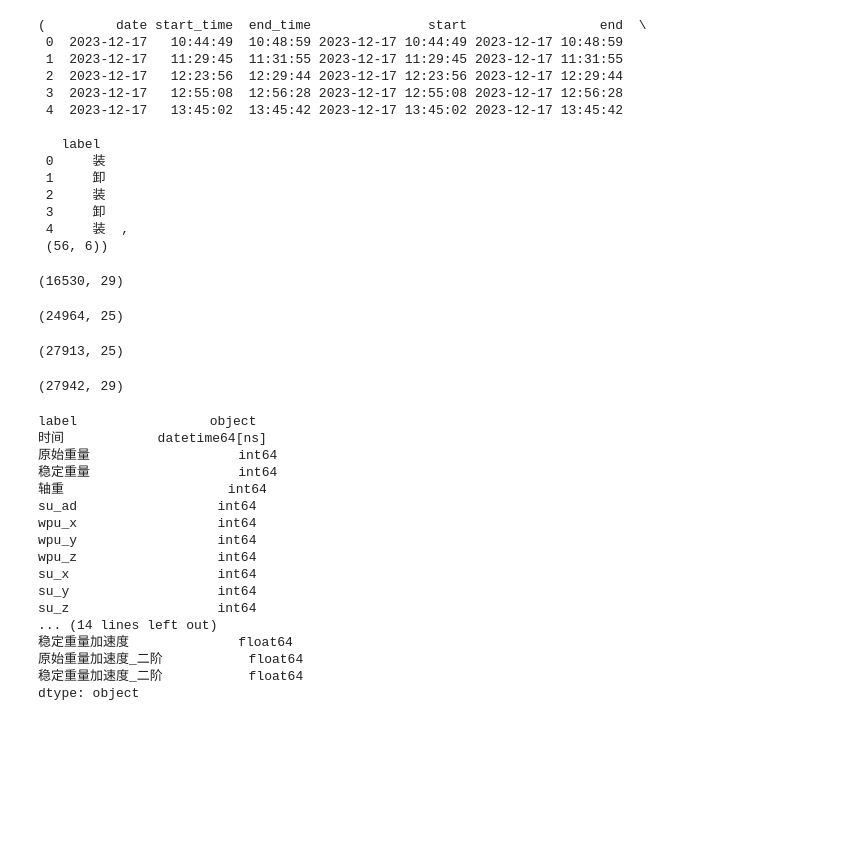
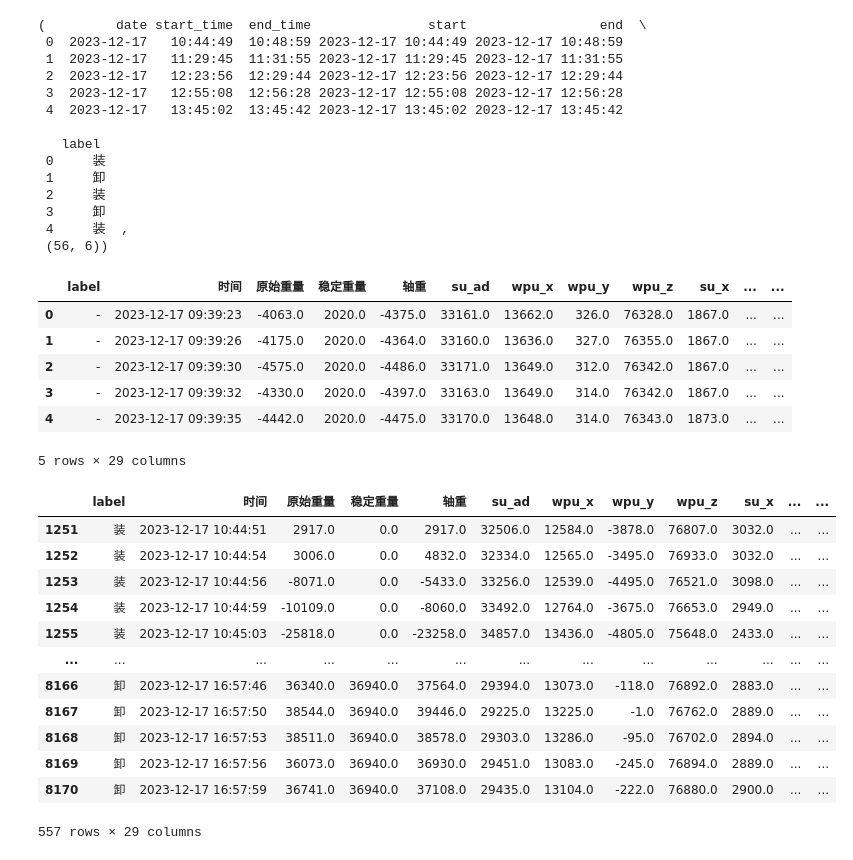
Before and after one commit to ainiubility/CNN-LSTM-Attention, a Jupyter notebook: CNN-LSTM-Attention.ipynb, the cells around one changed output. Cells and saved outputs as stored; diff of their text form; code cells hidden in the pictures; blank space fills up the shorter version.

```diff
--- a/CNN-LSTM-Attention.ipynb
+++ b/CNN-LSTM-Attention.ipynb
@@ -107,30 +109,30 @@ df23 = read_data("./data/data_23.xlsx")
 # df1.tail(),'rows',len(df1)
 # %%
 # df1.info()
-display(df1.shape,df21.shape,df22.shape,df23.shape)
+# display(df1.shape,df21.shape,df22.shape,df23.shape)
 # len(df1.query('state != 0')),len(df21.query('state != 0')),len(df22.query('state != 0')),len(df23.query('state != 0'))
 # df1.head()
 # display( df1.query('state != 0'),len(df21.query('state != 0')),len(df22.query('state != 0')),len(df23.query('state != 0')))
-df1.dtypes
+display(df1.head())
+display(df1.query('label != "-"'))
 # %% [output]
+|  | label | 时间 | 原始重量 | 稳定重量 | 轴重 | su_ad | wpu_x | wpu_y | wpu_z | su_x | ... | ... |
+| 0 | - | 2023-12-17 09:39:23 | -4063.0 | 2020.0 | -4375.0 | 33161.0 | 13662.0 | 326.0 | 76328.0 | 1867.0 | ... | ... |
+| 1 | - | 2023-12-17 09:39:26 | -4175.0 | 2020.0 | -4364.0 | 33160.0 | 13636.0 | 327.0 | 76355.0 | 1867.0 | ... | ... |
+| 2 | - | 2023-12-17 09:39:30 | -4575.0 | 2020.0 | -4486.0 | 33171.0 | 13649.0 | 312.0 | 76342.0 | 1867.0 | ... | ... |
+| 3 | - | 2023-12-17 09:39:32 | -4330.0 | 2020.0 | -4397.0 | 33163.0 | 13649.0 | 314.0 | 76342.0 | 1867.0 | ... | ... |
+| 4 | - | 2023-12-17 09:39:35 | -4442.0 | 2020.0 | -4475.0 | 33170.0 | 13648.0 | 314.0 | 76343.0 | 1873.0 | ... | ... |
-(16530, 29)
+5 rows × 29 columns
+|  | label | 时间 | 原始重量 | 稳定重量 | 轴重 | su_ad | wpu_x | wpu_y | wpu_z | su_x | ... | ... |
+| 1251 | 装 | 2023-12-17 10:44:51 | 2917.0 | 0.0 | 2917.0 | 32506.0 | 12584.0 | -3878.0 | 76807.0 | 3032.0 | ... | ... |
+| 1252 | 装 | 2023-12-17 10:44:54 | 3006.0 | 0.0 | 4832.0 | 32334.0 | 12565.0 | -3495.0 | 76933.0 | 3032.0 | ... | ... |
+| 1253 | 装 | 2023-12-17 10:44:56 | -8071.0 | 0.0 | -5433.0 | 33256.0 | 12539.0 | -4495.0 | 76521.0 | 3098.0 | ... | ... |
+| 1254 | 装 | 2023-12-17 10:44:59 | -10109.0 | 0.0 | -8060.0 | 33492.0 | 12764.0 | -3675.0 | 76653.0 | 2949.0 | ... | ... |
+| 1255 | 装 | 2023-12-17 10:45:03 | -25818.0 | 0.0 | -23258.0 | 34857.0 | 13436.0 | -4805.0 | 75648.0 | 2433.0 | ... | ... |
+| ... | ... | ... | ... | ... | ... | ... | ... | ... | ... | ... | ... | ... |
+| 8166 | 卸 | 2023-12-17 16:57:46 | 36340.0 | 36940.0 | 37564.0 | 29394.0 | 13073.0 | -118.0 | 76892.0 | 2883.0 | ... | ... |
+| 8167 | 卸 | 2023-12-17 16:57:50 | 38544.0 | 36940.0 | 39446.0 | 29225.0 | 13225.0 | -1.0 | 76762.0 | 2889.0 | ... | ... |
+| 8168 | 卸 | 2023-12-17 16:57:53 | 38511.0 | 36940.0 | 38578.0 | 29303.0 | 13286.0 | -95.0 | 76702.0 | 2894.0 | ... | ... |
+| 8169 | 卸 | 2023-12-17 16:57:56 | 36073.0 | 36940.0 | 36930.0 | 29451.0 | 13083.0 | -245.0 | 76894.0 | 2889.0 | ... | ... |
+| 8170 | 卸 | 2023-12-17 16:57:59 | 36741.0 | 36940.0 | 37108.0 | 29435.0 | 13104.0 | -222.0 | 76880.0 | 2900.0 | ... | ... |
-(24964, 25)
+557 rows × 29 columns
-(27913, 25)
-(27942, 29)
-label                 object
-时间            datetime64[ns]
-原始重量                   int64
-稳定重量                   int64
-轴重                     int64
-su_ad                  int64
-wpu_x                  int64
-wpu_y                  int64
-wpu_z                  int64
-su_x                   int64
-su_y                   int64
-su_z                   int64
-... (14 lines left out)
-稳定重量加速度              float64
-原始重量加速度_二阶           float64
-稳定重量加速度_二阶           float64
-dtype: object
```
Also changed, not shown: parts of 13 cells of this notebook, 8 other files.
